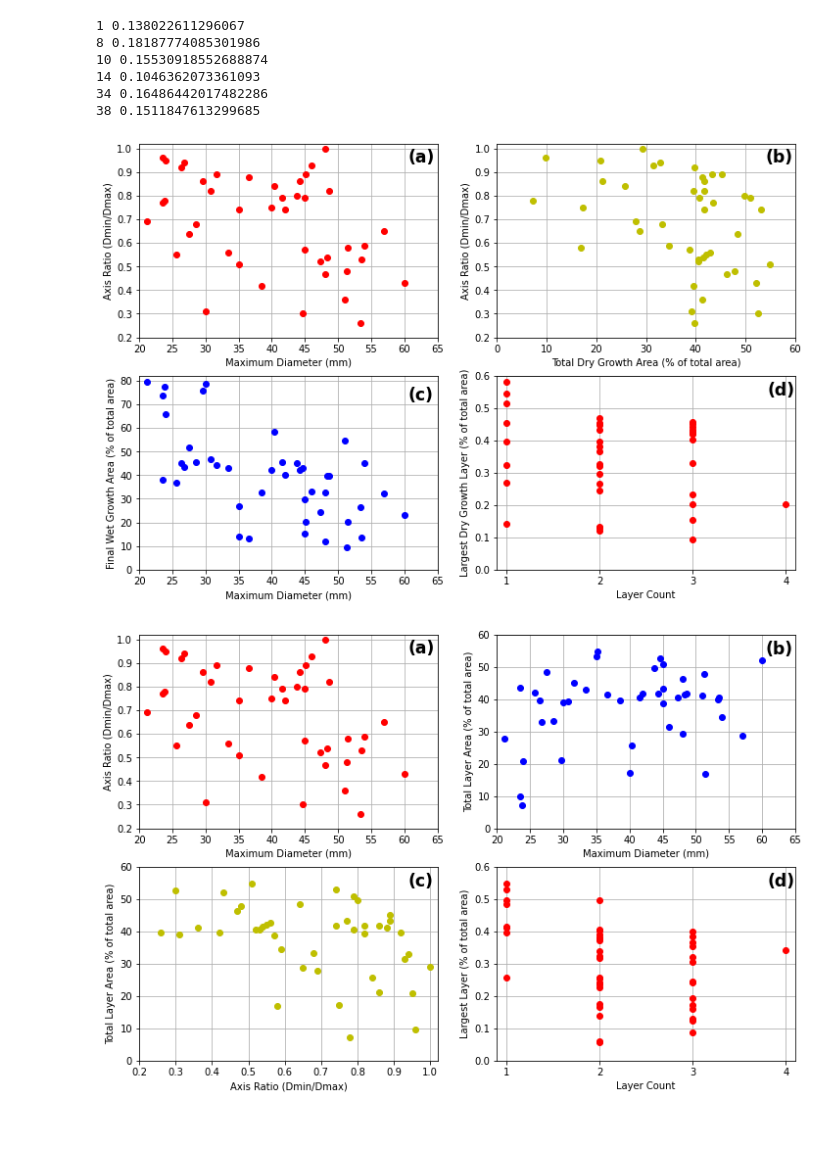
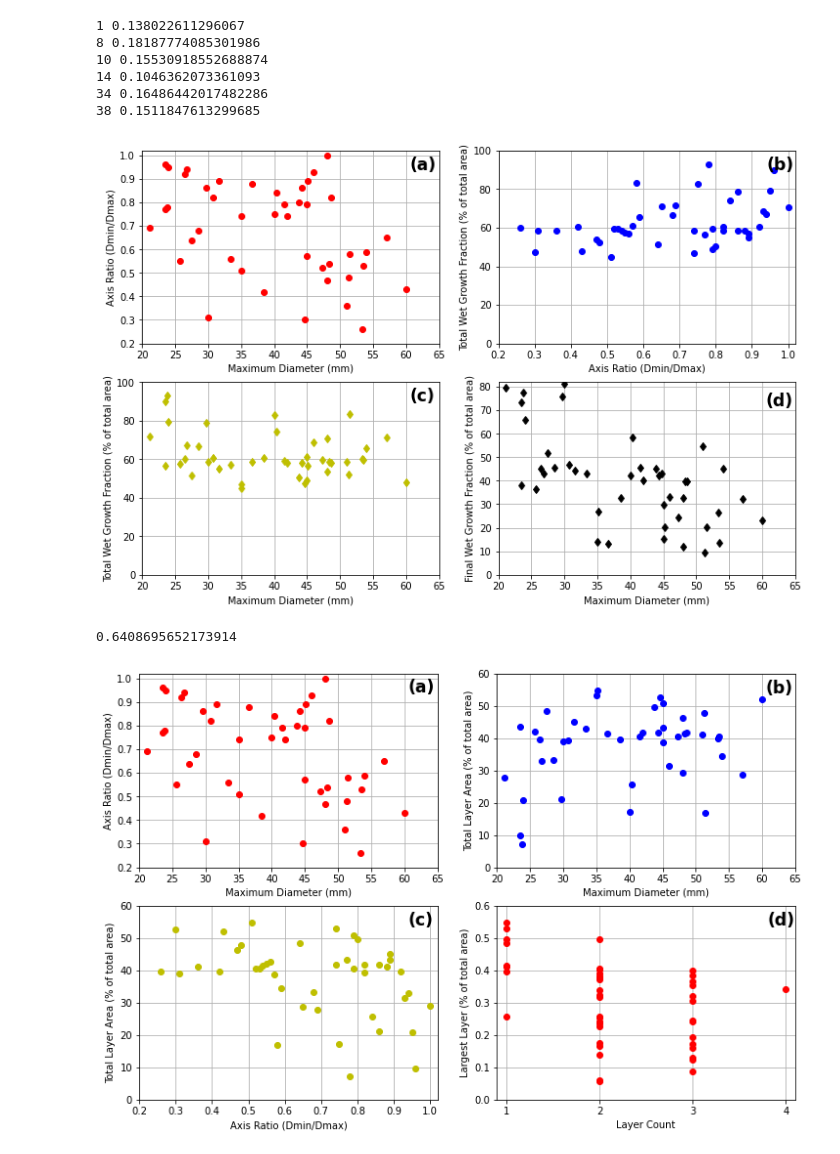
Before and after one commit to joshua-wx/hail_xsection, a Jupyter notebook: hail_xsec_stats.ipynb, the cells around one changed output. Drawn from its saved outputs; the diff is of its cells as text; code cells hidden in the pictures; blank space fills up the shorter version.

Commit message:
added hgtm plots

```diff
--- a/hail_xsec_stats.ipynb
+++ b/hail_xsec_stats.ipynb
@@ -99,7 +101,7 @@ Dmax = {
 42: 23.8,
 43: 23.5}
 # %%
-stats_root = '/home/meso/data/cross-section-photos/analysis/testing/pipeline_stats'
+stats_root = '/home/meso/data/cross-section-paper-data/analysis/paper/pipeline_stats'
 rm_idx = [24,26,29]
 # %%
 #list stats files
@@ -180,48 +182,53 @@ perc_final_wetgrowth = final_wetgrowth_array/total_area
 # %%
 #make some plots
 
 fig = plt.figure(figsize=[12,8], facecolor='w')
 
 plt.subplot(221)
 plt.plot(Dmax_list, axis_ratio_array, 'ro')
 plt.xlabel('Maximum Diameter (mm)')
 plt.ylabel('Axis Ratio (Dmin/Dmax)')
 plt.xlim([20, 65])
 plt.ylim([0.2, 1.02])
 plt.text(60.5, 0.94, '(a)', size='xx-large', weight='bold')
 plt.grid()
 
 plt.subplot(222)
-plt.plot(perc_dry_growth*100, axis_ratio_array, 'yo')
-plt.xlabel('Total Dry Growth Area (% of total area)')
-plt.ylabel('Axis Ratio (Dmin/Dmax)')
-plt.xlim([0, 60])
-plt.ylim([0.2, 1.02])
+plt.plot(axis_ratio_array, 100-perc_dry_growth*100, 'bo')
+plt.xlabel('Axis Ratio (Dmin/Dmax)')
+plt.ylabel('Total Wet Growth Fraction (% of total area)')
+plt.xlim([0.2, 1.02])
+plt.ylim([0, 100])
+plt.text(0.94, 90, '(b)', size='xx-large', weight='bold')
 plt.grid()
-plt.text(54, 0.94, '(b)', size='xx-large', weight='bold')
 
 plt.subplot(223)
-plt.plot(Dmax_list, perc_final_wetgrowth*100, 'bo')
+plt.plot(Dmax_list, 100-(perc_dry_growth*100), 'yd')
 plt.xlabel('Maximum Diameter (mm)')
-plt.ylabel('Final Wet Growth Area (% of total area)')
+plt.ylabel('Total Wet Growth Fraction (% of total area)')
+plt.xlim([20, 65])
+plt.ylim([0, 100])
+plt.grid()
+plt.text(60.5, 90, '(c)', size='xx-large', weight='bold')
+
+plt.subplot(224)
+plt.plot(Dmax_list, perc_final_wetgrowth*100, 'kd')
+plt.xlabel('Maximum Diameter (mm)')
+plt.ylabel('Final Wet Growth Fraction (% of total area)')
 plt.xlim([20,65])
 plt.ylim([0, 82])
-plt.text(60.5, 72, '(c)', size='xx-large', weight='bold')
-plt.grid()
-
-plt.subplot(224)
-plt.plot(n_layers_array, perc_final_wetgrowth, 'ro')
-plt.xlabel('Layer Count')
-plt.ylabel('Largest Dry Growth Layer (% of total area)')
-plt.xticks([1,2,3,4])
-plt.xlim([0.9, 4.1])
-plt.ylim([0, 0.6])
-plt.text(3.8, 0.54, '(d)', size='xx-large', weight='bold')
+plt.text(60.5, 72, '(d)', size='xx-large', weight='bold')
 plt.grid()
 
 plt.savefig('fig05.png', dpi=150)
 # %% [output]
-[figure, old version]
+[figure, new version]
+# %%
+dmax_array = np.array(Dmax_list)
+
+print(np.mean(axis_ratio_array[np.logical_and(dmax_array>40, dmax_array<=60)]))
+# %% [output]
+0.6408695652173914
 # %%
 #make some plots
 
```
Also changed, not shown: parts of 1 cell of this notebook, 6 other files.
